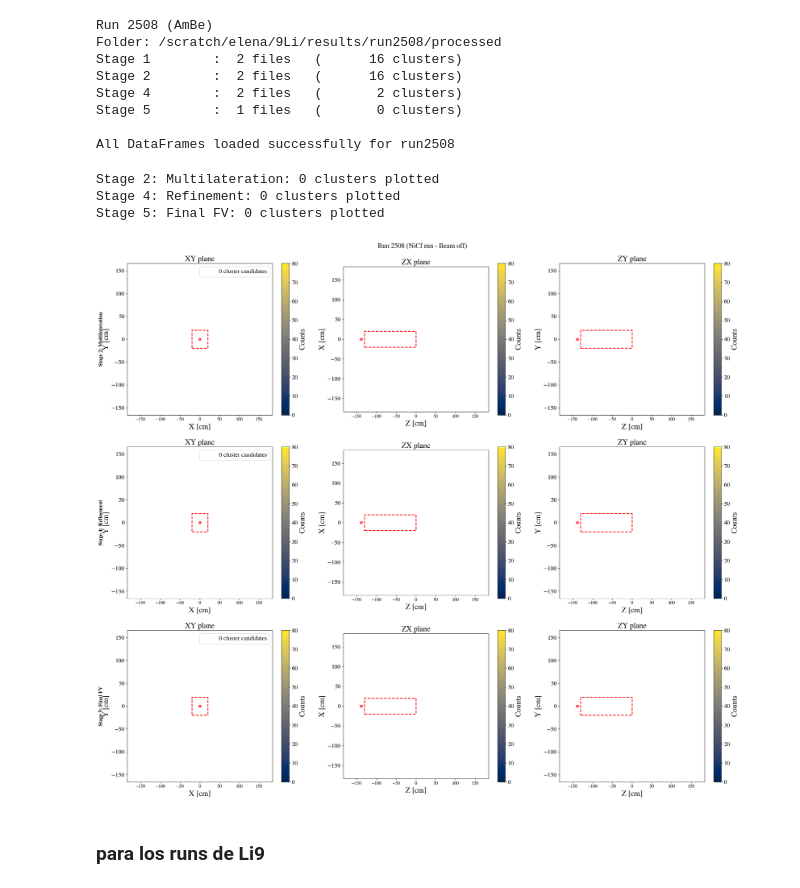
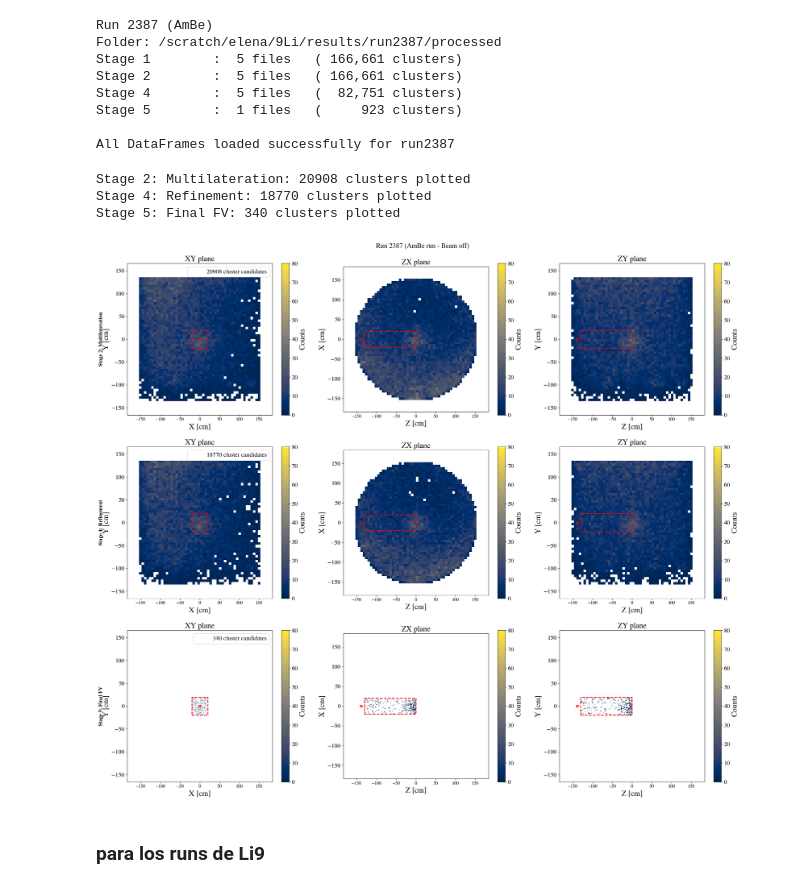
Before and after one commit to elenaramos44/9Li_analysis, a Jupyter notebook: notebooks/AmBe_run.ipynb, the cells around one changed output. Cells and saved outputs as stored; diff of their text form; code cells hidden in the pictures.

```diff
--- a/notebooks/AmBe_run.ipynb
+++ b/notebooks/AmBe_run.ipynb
@@ -36,7 +36,7 @@ rcParams["ytick.labelsize"] = 16
 # Choose run (AmBe)
 # ==============================================================================
 
-run_number = 2508
+run_number = 2387
 processed_folder = f"/scratch/elena/9Li/results/run{run_number}/processed"
 
 print(f"Run {run_number} (AmBe)")
@@ -119,14 +119,14 @@ df_stage5 = load_dataframe(stage5_files, "Stage 5")
 
 print(f"\nAll DataFrames loaded successfully for run{run_number}")
 # %% [output]
-Run 2508 (AmBe)
-Folder: /scratch/elena/9Li/results/run2508/processed
-Stage 1        :  2 files   (      16 clusters)
-Stage 2        :  2 files   (      16 clusters)
-Stage 4        :  2 files   (       2 clusters)
-Stage 5        :  1 files   (       0 clusters)
+Run 2387 (AmBe)
+Folder: /scratch/elena/9Li/results/run2387/processed
+Stage 1        :  5 files   ( 166,661 clusters)
+Stage 2        :  5 files   ( 166,661 clusters)
+Stage 4        :  5 files   (  82,751 clusters)
+Stage 5        :  1 files   (     923 clusters)
 
-All DataFrames loaded successfully for run2508
+All DataFrames loaded successfully for run2387
 # %%
 def plot_vertex_maps_all_stages(df_stage2, df_stage4, df_stage5):
 
@@ -141,7 +141,7 @@ def plot_vertex_maps_all_stages(df_stage2, df_stage4, df_stage5):
     beam_pipe = [0.0, 0.0, -138.7963]
     beam_halfwidth = 2.0  # cm -> beam window = 4 cm diameter
 
-    bins = 40
+    bins = 50
     vmax = 80
 
     R = 153.7963  # cm
@@ -367,38 +367,38 @@ def plot_vertex_maps_all_stages(df_stage2, df_stage4, df_stage5):
             0.5,
             stage_name,
             transform=axs[row, 0].transAxes,
             rotation=90,
             va="center",
             ha="center",
             fontsize=14,
             fontweight="bold",
         )
 
     # =====================================================
     # Global title
     # =====================================================
     fig.suptitle(
-        f"Run {run_number} (NiCf run - Beam off)",
+        f"Run {run_number} (AmBe run - Beam off)",
         fontsize=18
     )
 
     plt.tight_layout()
     plt.show()
 
 
 # =====================================================
 # Call
 # =====================================================
 plot_vertex_maps_all_stages(
     df_stage2,
     df_stage4,
     df_stage5
 )
 # %% [output]
-Stage 2: Multilateration: 0 clusters plotted
-Stage 4: Refinement: 0 clusters plotted
-Stage 5: Final FV: 0 clusters plotted
+Stage 2: Multilateration: 20908 clusters plotted
+Stage 4: Refinement: 18770 clusters plotted
+Stage 5: Final FV: 340 clusters plotted
-[figure, old version]
+[figure, new version]
 # %% [markdown]
 ### para los runs de Li9
 # %%
```
Also changed, not shown: parts of 1 cell of this notebook, 3 other files.
